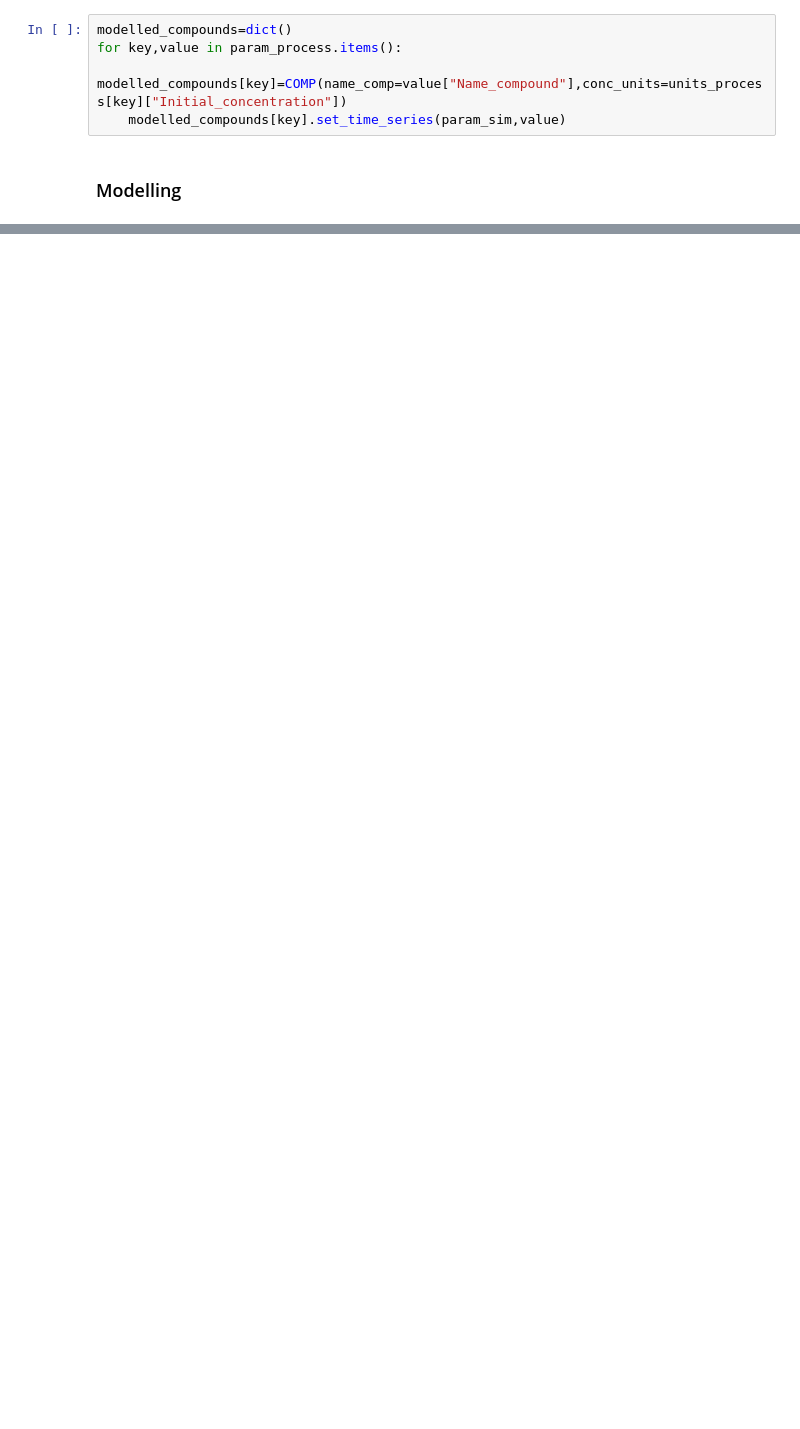
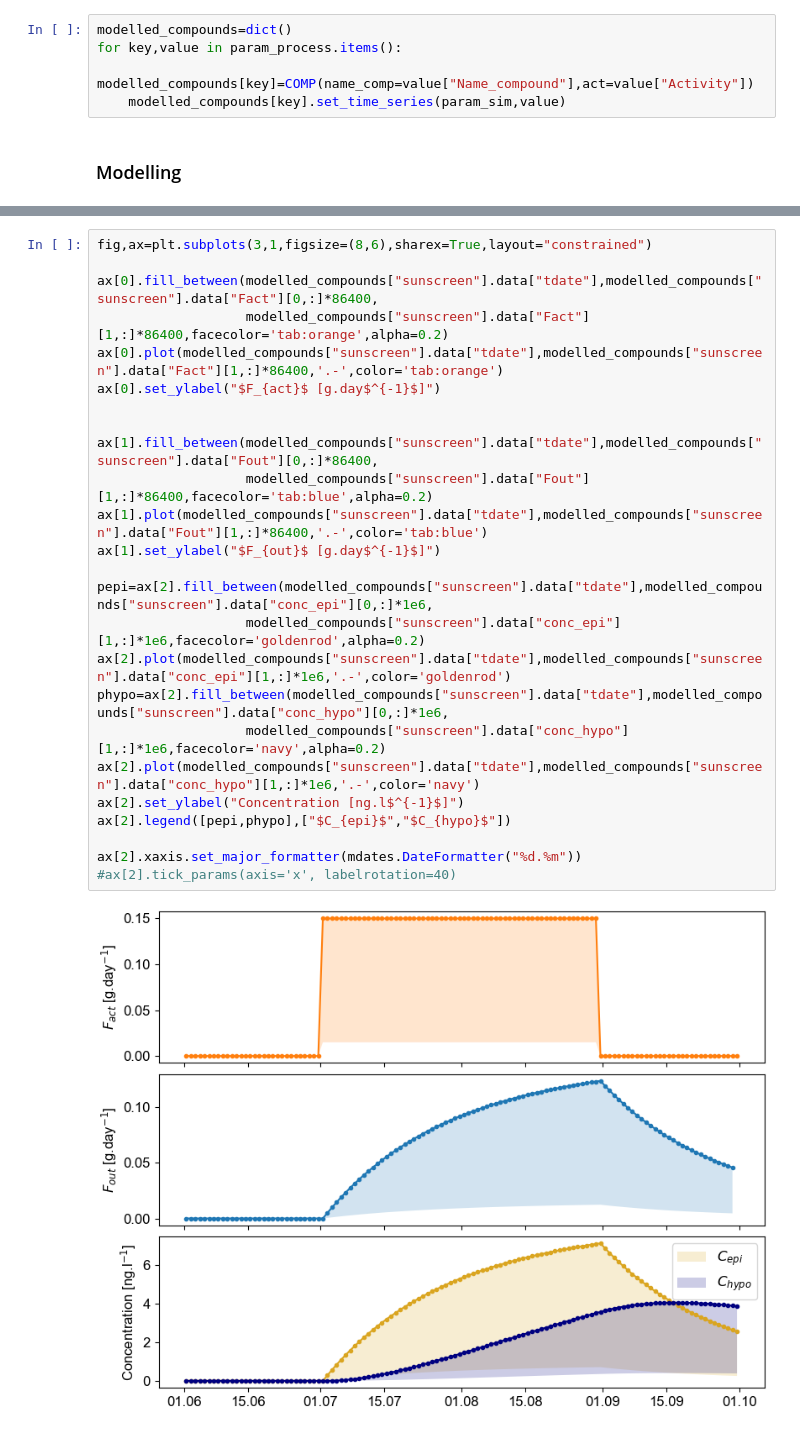
Before and after one commit to tdoda/model-tourism-mountain-lake, a Jupyter notebook: scripts/run_model.ipynb, the cells around one changed output, grey strips where cells are left out. Saved outputs shown, nothing was run; the diff lists cells and outputs as text; blank space fills up the shorter version.

Commit message:
Modify jupyter notebook: run the model on sunscreen and plot the results

```diff
--- a/scripts/run_model.ipynb
+++ b/scripts/run_model.ipynb
@@ -80,7 +66,7 @@ Compound objects:
 # %%
 modelled_compounds=dict()
 for key,value in param_process.items():
-    modelled_compounds[key]=COMP(name_comp=value["Name_compound"],conc_units=units_process[key]["Initial_concentration"])
+    modelled_compounds[key]=COMP(name_comp=value["Name_compound"],act=value["Activity"])
     modelled_compounds[key].set_time_series(param_sim,value)
 # %% [markdown]
 ### Modelling
@@ -98,0 +88,27 @@ Create modelling PDE as a function of class "compound" (iterative loop)
+# %%
+fig,ax=plt.subplots(3,1,figsize=(8,6),sharex=True,layout="constrained")
+
+ax[0].fill_between(modelled_compounds["sunscreen"].data["tdate"],modelled_compounds["sunscreen"].data["Fact"][0,:]*86400,
+                   modelled_compounds["sunscreen"].data["Fact"][1,:]*86400,facecolor='tab:orange',alpha=0.2)
+ax[0].plot(modelled_compounds["sunscreen"].data["tdate"],modelled_compounds["sunscreen"].data["Fact"][1,:]*86400,'.-',color='tab:orange')
+ax[0].set_ylabel("$F_{act}$ [g.day$^{-1}$]")
+
+
+ax[1].fill_between(modelled_compounds["sunscreen"].data["tdate"],modelled_compounds["sunscreen"].data["Fout"][0,:]*86400,
+                   modelled_compounds["sunscreen"].data["Fout"][1,:]*86400,facecolor='tab:blue',alpha=0.2)
+ax[1].plot(modelled_compounds["sunscreen"].data["tdate"],modelled_compounds["sunscreen"].data["Fout"][1,:]*86400,'.-',color='tab:blue')
+ax[1].set_ylabel("$F_{out}$ [g.day$^{-1}$]")
+
+pepi=ax[2].fill_between(modelled_compounds["sunscreen"].data["tdate"],modelled_compounds["sunscreen"].data["conc_epi"][0,:]*1e6,
+                   modelled_compounds["sunscreen"].data["conc_epi"][1,:]*1e6,facecolor='goldenrod',alpha=0.2)
+ax[2].plot(modelled_compounds["sunscreen"].data["tdate"],modelled_compounds["sunscreen"].data["conc_epi"][1,:]*1e6,'.-',color='goldenrod')
+phypo=ax[2].fill_between(modelled_compounds["sunscreen"].data["tdate"],modelled_compounds["sunscreen"].data["conc_hypo"][0,:]*1e6,
+                   modelled_compounds["sunscreen"].data["conc_hypo"][1,:]*1e6,facecolor='navy',alpha=0.2)
+ax[2].plot(modelled_compounds["sunscreen"].data["tdate"],modelled_compounds["sunscreen"].data["conc_hypo"][1,:]*1e6,'.-',color='navy')
+ax[2].set_ylabel("Concentration [ng.l$^{-1}$]")
+ax[2].legend([pepi,phypo],["$C_{epi}$","$C_{hypo}$"])
+
+ax[2].xaxis.set_major_formatter(mdates.DateFormatter("%d.%m"))
+#ax[2].tick_params(axis='x', labelrotation=40)
+# %% [output]
+[figure, added]
```
Also changed, not shown: parts of 18 cells of this notebook.
